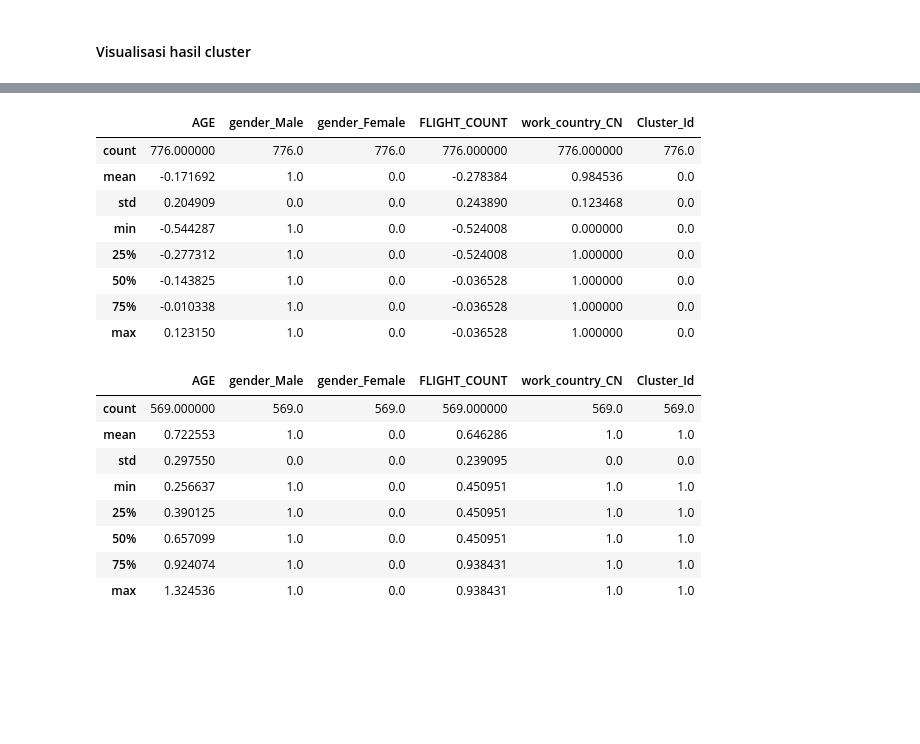
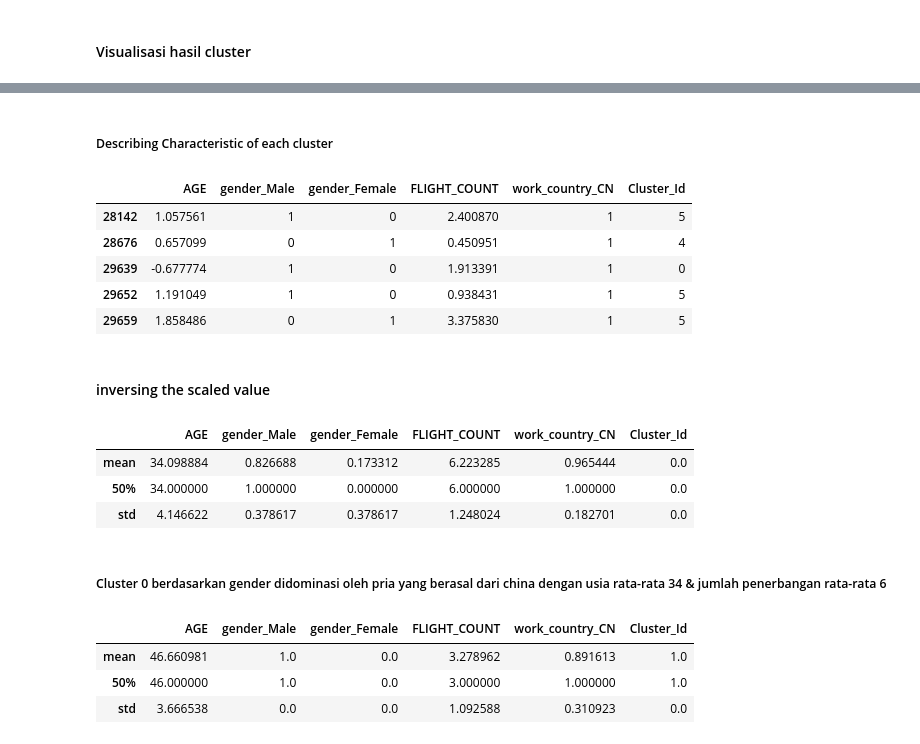
Before and after one commit to bagusatya08/K-Means-Clustering-Airline_Customer, a Jupyter notebook: clustering.ipynb, the cells around one changed output, grey strips where cells are left out. Saved outputs shown, nothing was run; the diff lists cells and outputs as text; code cells hidden in the pictures; blank space fills up the shorter version.

```diff
--- a/clustering.ipynb
+++ b/clustering.ipynb
@@ -884,7 +913,7 @@ For n_clusters=30, the silhouette score is 0.35045978008271345
 # %% [markdown]
 #### K-Means Clustering
 # %%
-kmeans = KMeans(n_clusters=25, init='k-means++', max_iter=300, n_init=10, random_state=89)
+kmeans = KMeans(n_clusters=6, init='k-means++', max_iter=300, n_init=10, random_state=89)
 kmeans.fit(data.values)
 
 y_kmeans = kmeans.fit_predict(data.values)
@@ -1062,24 +1097,36 @@ For n_clusters = 30 The average silhouette_score is : 0.6347535429881478
+# %% [markdown]
+##### Describing Characteristic of each cluster
+# %%
+cluster = data
+cluster.head()
+# %% [output]
+|  | AGE | gender_Male | gender_Female | FLIGHT_COUNT | work_country_CN | Cluster_Id |
+| 28142 | 1.057561 | 1 | 0 | 2.400870 | 1 | 5 |
+| 28676 | 0.657099 | 0 | 1 | 0.450951 | 1 | 4 |
+| 29639 | -0.677774 | 1 | 0 | 1.913391 | 1 | 0 |
+| 29652 | 1.191049 | 1 | 0 | 0.938431 | 1 | 5 |
+| 29659 | 1.858486 | 0 | 1 | 3.375830 | 1 | 5 |
+# %%
+age = cluster['AGE'].to_list()
+flight = cluster['FLIGHT_COUNT'].to_list()
+# %% [markdown]
+#### inversing the scaled value
+# %%
+cluster.loc[:,['AGE']] = cluster['AGE'].replace(age, inversed[0])
+cluster.loc[:,['FLIGHT_COUNT']] = cluster['FLIGHT_COUNT'].replace(flight, inversed[1])
 # %%
-data.query('Cluster_Id == 0').describe()
+cluster.query('Cluster_Id == 0').describe().loc[['mean','50%','std']]
 # %% [output]
 |  | AGE | gender_Male | gender_Female | FLIGHT_COUNT | work_country_CN | Cluster_Id |
-| count | 776.000000 | 776.0 | 776.0 | 776.000000 | 776.000000 | 776.0 |
-| mean | -0.171692 | 1.0 | 0.0 | -0.278384 | 0.984536 | 0.0 |
-| std | 0.204909 | 0.0 | 0.0 | 0.243890 | 0.123468 | 0.0 |
-| min | -0.544287 | 1.0 | 0.0 | -0.524008 | 0.000000 | 0.0 |
-| 25% | -0.277312 | 1.0 | 0.0 | -0.524008 | 1.000000 | 0.0 |
-| 50% | -0.143825 | 1.0 | 0.0 | -0.036528 | 1.000000 | 0.0 |
-| 75% | -0.010338 | 1.0 | 0.0 | -0.036528 | 1.000000 | 0.0 |
-| max | 0.123150 | 1.0 | 0.0 | -0.036528 | 1.000000 | 0.0 |
+| mean | 34.098884 | 0.826688 | 0.173312 | 6.223285 | 0.965444 | 0.0 |
+| 50% | 34.000000 | 1.000000 | 0.000000 | 6.000000 | 1.000000 | 0.0 |
+| std | 4.146622 | 0.378617 | 0.378617 | 1.248024 | 0.182701 | 0.0 |
+# %% [markdown]
+##### Cluster 0 berdasarkan gender didominasi oleh pria yang berasal dari china dengan usia rata-rata 34 & jumlah penerbangan rata-rata 6
 # %%
-data.query('Cluster_Id == 1').describe()
+cluster.query('Cluster_Id == 1').describe().loc[['mean','50%','std']]
 # %% [output]
 |  | AGE | gender_Male | gender_Female | FLIGHT_COUNT | work_country_CN | Cluster_Id |
-| count | 569.000000 | 569.0 | 569.0 | 569.000000 | 569.0 | 569.0 |
-| mean | 0.722553 | 1.0 | 0.0 | 0.646286 | 1.0 | 1.0 |
-| std | 0.297550 | 0.0 | 0.0 | 0.239095 | 0.0 | 0.0 |
-| min | 0.256637 | 1.0 | 0.0 | 0.450951 | 1.0 | 1.0 |
-| 25% | 0.390125 | 1.0 | 0.0 | 0.450951 | 1.0 | 1.0 |
-| 50% | 0.657099 | 1.0 | 0.0 | 0.450951 | 1.0 | 1.0 |
-| 75% | 0.924074 | 1.0 | 0.0 | 0.938431 | 1.0 | 1.0 |
-| max | 1.324536 | 1.0 | 0.0 | 0.938431 | 1.0 | 1.0 |
+| mean | 46.660981 | 1.0 | 0.0 | 3.278962 | 0.891613 | 1.0 |
+| 50% | 46.000000 | 1.0 | 0.0 | 3.000000 | 1.000000 | 1.0 |
+| std | 3.666538 | 0.0 | 0.0 | 1.092588 | 0.310923 | 0.0 |
```
Also changed, not shown: parts of 29 cells of this notebook.
